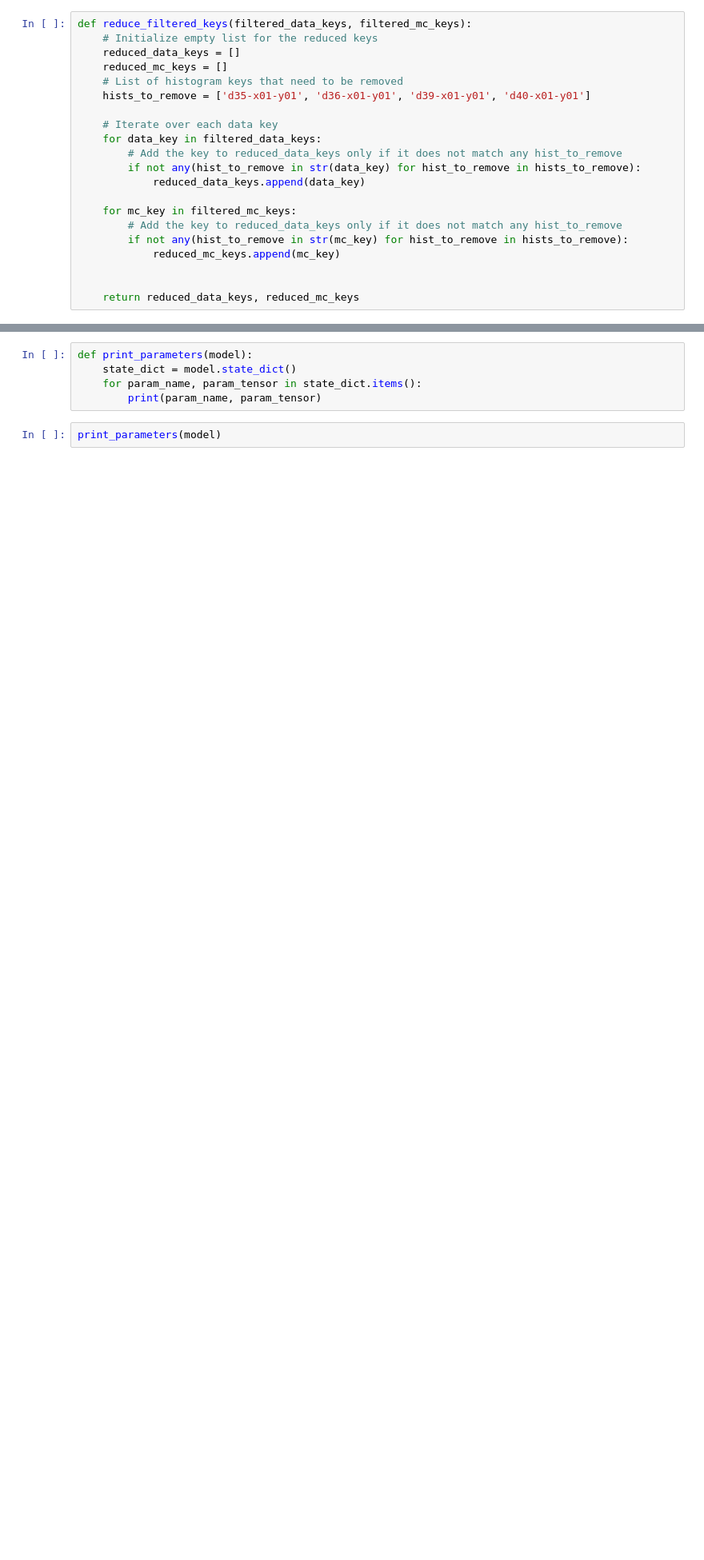
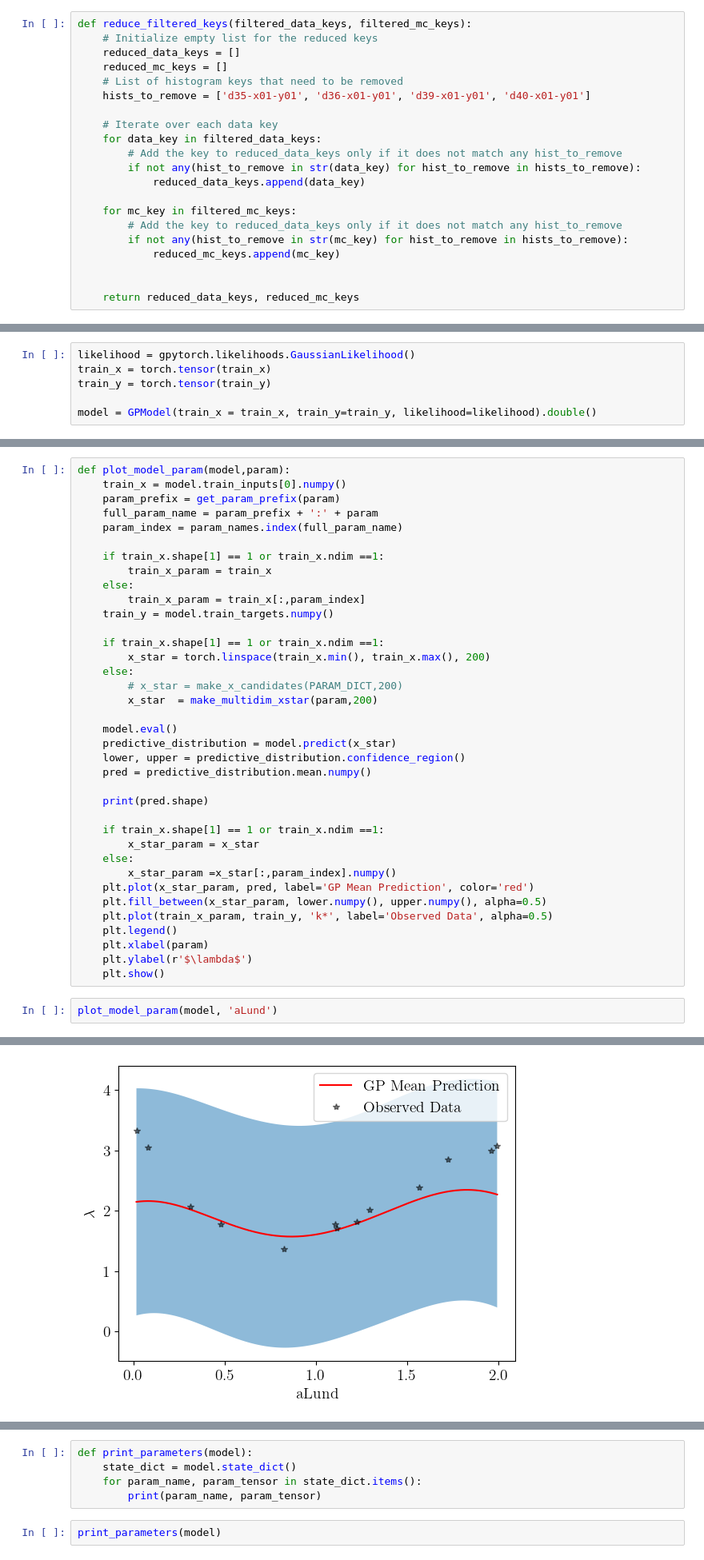
Before and after one commit to AliAlkadhim/Pythia8_SBI_Tune, a Jupyter notebook: code/BayesOpt/GPytorch_Tune_a.ipynb, the cells around one changed output, grey strips where cells are left out. Shown at 80% size. Drawn from its saved outputs; the diff is of its cells as text; blank space fills up the shorter version.

Commit message:
tune Lund alone

```diff
--- a/code/BayesOpt/GPytorch_Tune_a.ipynb
+++ b/code/BayesOpt/GPytorch_Tune_a.ipynb
@@ -392,0 +696,6 @@ plot_model(model)
+# %%
+likelihood = gpytorch.likelihoods.GaussianLikelihood()
+train_x = torch.tensor(train_x)
+train_y = torch.tensor(train_y)
+
+model = GPModel(train_x = train_x, train_y=train_y, likelihood=likelihood).double()
@@ -392,0 +833,40 @@ plot_model(model)
+# %%
+def plot_model_param(model,param):
+    train_x = model.train_inputs[0].numpy()
+    param_prefix = get_param_prefix(param)
+    full_param_name = param_prefix + ':' + param
+    param_index = param_names.index(full_param_name)
+
+    if train_x.shape[1] == 1 or train_x.ndim ==1:
+        train_x_param = train_x
+    else:
+        train_x_param = train_x[:,param_index]
+    train_y = model.train_targets.numpy()
+
+    if train_x.shape[1] == 1 or train_x.ndim ==1:
+        x_star = torch.linspace(train_x.min(), train_x.max(), 200)
+    else:
+        # x_star = make_x_candidates(PARAM_DICT,200)
+        x_star  = make_multidim_xstar(param,200)
+
+    model.eval()
+    predictive_distribution = model.predict(x_star)
+    lower, upper = predictive_distribution.confidence_region()
+    pred = predictive_distribution.mean.numpy()
+
+    print(pred.shape)
+
+    if train_x.shape[1] == 1 or train_x.ndim ==1:
+        x_star_param = x_star
+    else:
+        x_star_param =x_star[:,param_index].numpy()
+    plt.plot(x_star_param, pred, label='GP Mean Prediction', color='red')
+    plt.fill_between(x_star_param, lower.numpy(), upper.numpy(), alpha=0.5)
+    plt.plot(train_x_param, train_y, 'k*', label='Observed Data', alpha=0.5)
+    plt.legend()
+    plt.xlabel(param)
+    plt.ylabel(r'$\lambda$')
+    plt.show()
+# %%
+plot_model_param(model, 'aLund')
+# %% [output]
@@ -392,0 +874 @@ plot_model(model)
+[figure, added]
```
Also changed, not shown: parts of 67 cells of this notebook.
